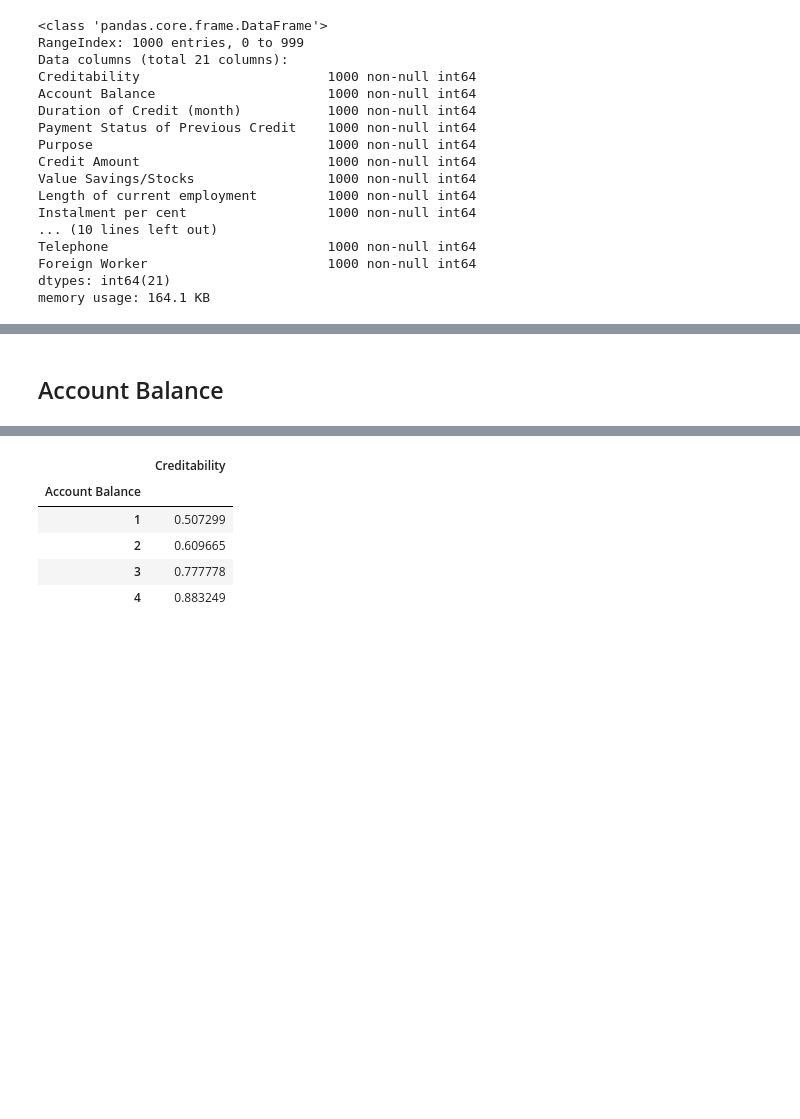
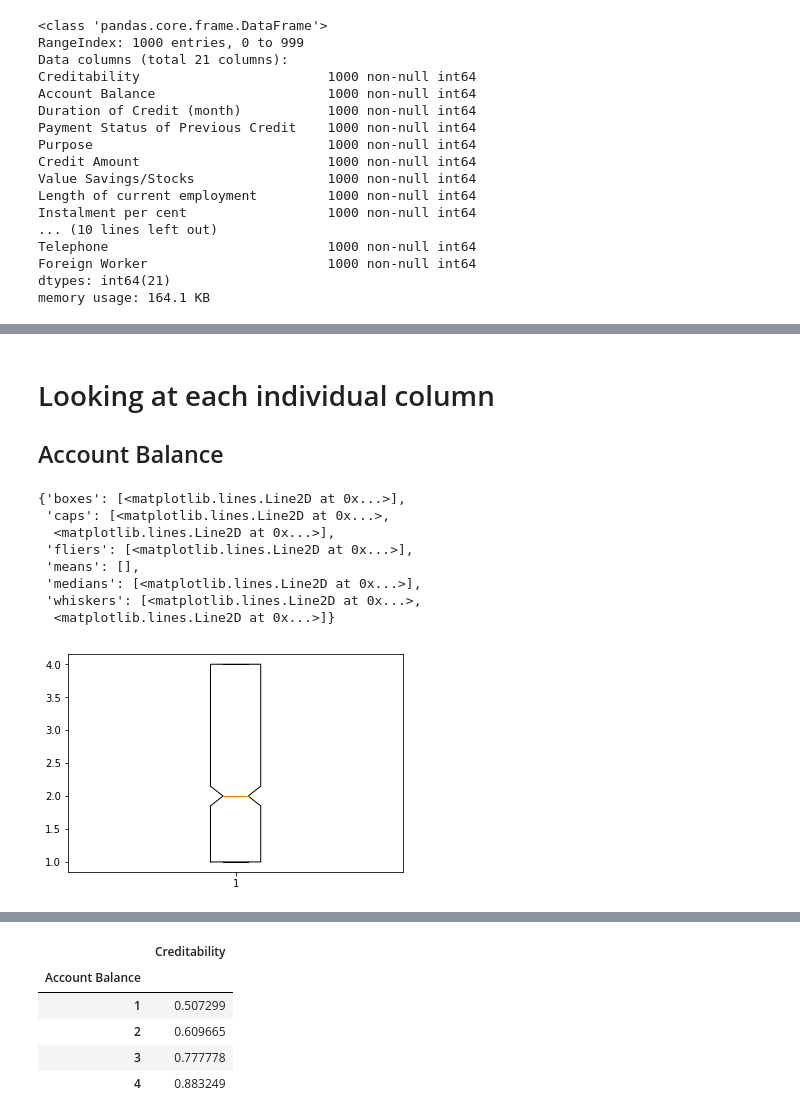
Before and after one commit to kcelotto/3250-TermProject, a Jupyter notebook: Term Project.ipynb, the cells around one changed output, grey strips where cells are left out. Saved outputs shown, nothing was run; the diff lists cells and outputs as text; code cells hidden in the pictures; blank space fills up the shorter version.

```diff
--- a/Term Project.ipynb
+++ b/Term Project.ipynb
@@ -81,5 +83,19 @@ credit_card_data['Creditability'].mean()
 # %% [markdown]
+# Looking at each individual column
 ## Account Balance
+# %%
+matplotlib.pyplot.boxplot(credit_card_data['Account Balance'], notch=True)
+# Looking this plot it shows that the median is 2 and that there are no outliers.
+# %% [output]
+{'boxes': [<matplotlib.lines.Line2D at 0x...>],
+ 'caps': [<matplotlib.lines.Line2D at 0x...>,
+  <matplotlib.lines.Line2D at 0x...>],
+ 'fliers': [<matplotlib.lines.Line2D at 0x...>],
+ 'means': [],
+ 'medians': [<matplotlib.lines.Line2D at 0x...>],
+ 'whiskers': [<matplotlib.lines.Line2D at 0x...>,
+  <matplotlib.lines.Line2D at 0x...>]}
+[figure, added]
 # %%
 # Account balance  mean is 2.577
 print(credit_card_data['Account Balance'].median())
```
Also changed, not shown: parts of 98 cells of this notebook.
